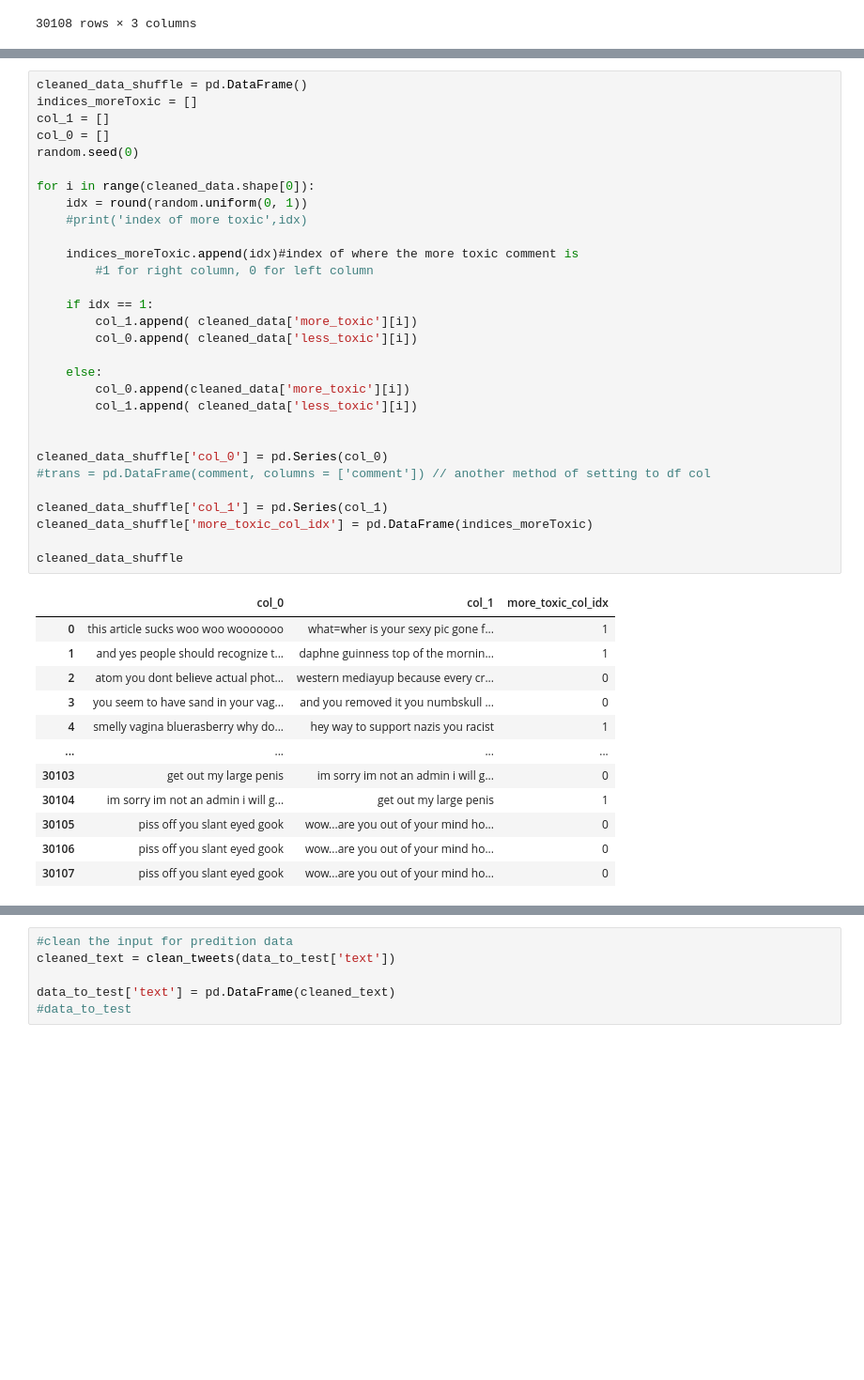
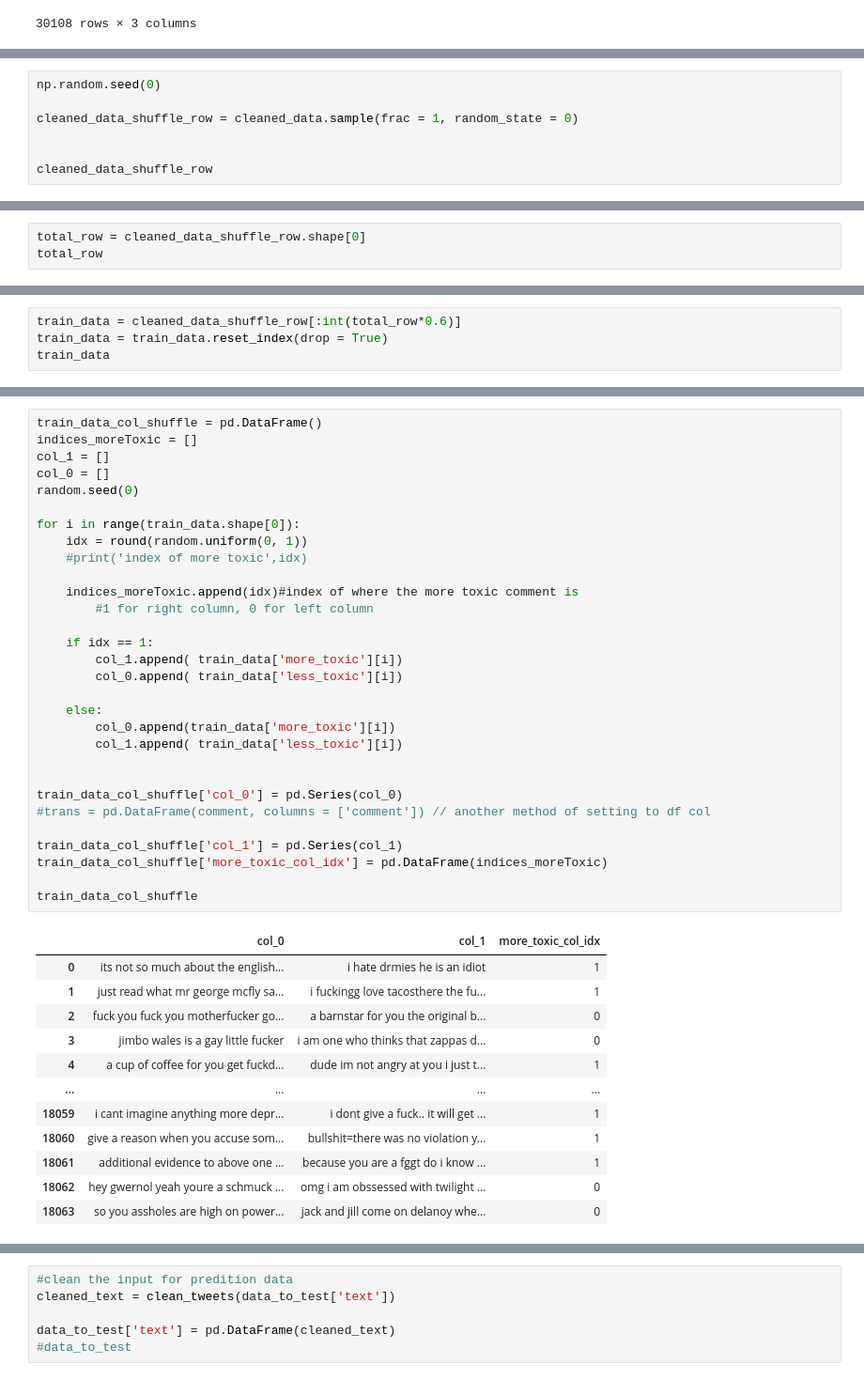
Before and after one commit to HahehaLing/Kaggle_ToxicityRater, a Jupyter notebook: bow_biranktrain.ipynb, the cells around one changed output, grey strips where cells are left out. Shown at 94% size. Drawn from its saved outputs; the diff is of its cells as text; blank space fills up the shorter version.

Commit message:
cleaned up cells. Need to run rest of cells on colab for outputs

```diff
--- a/bow_biranktrain.ipynb
+++ b/bow_biranktrain.ipynb
@@ -114,0 +109,7 @@ cleaned_data
+# %%
+np.random.seed(0)
+
+cleaned_data_shuffle_row = cleaned_data.sample(frac = 1, random_state = 0)
+
+
+cleaned_data_shuffle_row
@@ -114,0 +130,3 @@ cleaned_data
+# %%
+total_row = cleaned_data_shuffle_row.shape[0]
+total_row
@@ -114,0 +135,4 @@ cleaned_data
+# %%
+train_data = cleaned_data_shuffle_row[:int(total_row*0.6)]
+train_data = train_data.reset_index(drop = True)
+train_data
@@ -115,43 +189,43 @@ cleaned_data
 # %%
-cleaned_data_shuffle = pd.DataFrame()
+train_data_col_shuffle = pd.DataFrame()
 indices_moreToxic = []
 col_1 = []
 col_0 = []
 random.seed(0)
 
-for i in range(cleaned_data.shape[0]):
+for i in range(train_data.shape[0]):
     idx = round(random.uniform(0, 1))
     #print('index of more toxic',idx)
 
     indices_moreToxic.append(idx)#index of where the more toxic comment is
         #1 for right column, 0 for left column
 
     if idx == 1:
-        col_1.append( cleaned_data['more_toxic'][i])
-        col_0.append( cleaned_data['less_toxic'][i])
+        col_1.append( train_data['more_toxic'][i])
+        col_0.append( train_data['less_toxic'][i])
 
     else:
-        col_0.append(cleaned_data['more_toxic'][i])
-        col_1.append( cleaned_data['less_toxic'][i])
+        col_0.append(train_data['more_toxic'][i])
+        col_1.append( train_data['less_toxic'][i])
 
 
-cleaned_data_shuffle['col_0'] = pd.Series(col_0)
+train_data_col_shuffle['col_0'] = pd.Series(col_0)
 #trans = pd.DataFrame(comment, columns = ['comment']) // another method of setting to df col
 
-cleaned_data_shuffle['col_1'] = pd.Series(col_1)
-cleaned_data_shuffle['more_toxic_col_idx'] = pd.DataFrame(indices_moreToxic)
+train_data_col_shuffle['col_1'] = pd.Series(col_1)
+train_data_col_shuffle['more_toxic_col_idx'] = pd.DataFrame(indices_moreToxic)
 
-cleaned_data_shuffle
+train_data_col_shuffle
 # %% [output]
 |  | col_0 | col_1 | more_toxic_col_idx |
-| 0 | this article sucks woo woo wooooooo | what=wher is your sexy pic gone f... | 1 |
-| 1 | and yes people should recognize t... | daphne guinness top of the mornin... | 1 |
-| 2 | atom you dont believe actual phot... | western mediayup because every cr... | 0 |
-| 3 | you seem to have sand in your vag... | and you removed it you numbskull ... | 0 |
-| 4 | smelly vagina bluerasberry why do... | hey way to support nazis you racist | 1 |
+| 0 | its not so much about the english... | i hate drmies he is an idiot | 1 |
+| 1 | just read what mr george mcfly sa... | i fuckingg love tacosthere the fu... | 1 |
+| 2 | fuck you fuck you motherfucker go... | a barnstar for you the original b... | 0 |
+| 3 | jimbo wales is a gay little fucker | i am one who thinks that zappas d... | 0 |
+| 4 | a cup of coffee for you get fuckd... | dude im not angry at you i just t... | 1 |
 | ... | ... | ... | ... |
-| 30103 | get out my large penis | im sorry im not an admin i will g... | 0 |
-| 30104 | im sorry im not an admin i will g... | get out my large penis | 1 |
-| 30105 | piss off you slant eyed gook | wow...are you out of your mind ho... | 0 |
-| 30106 | piss off you slant eyed gook | wow...are you out of your mind ho... | 0 |
-| 30107 | piss off you slant eyed gook | wow...are you out of your mind ho... | 0 |
+| 18059 | i cant imagine anything more depr... | i dont give a fuck.. it will get ... | 1 |
+| 18060 | give a reason when you accuse som... | bullshit=there was no violation y... | 1 |
+| 18061 | additional evidence to above one ... | because you are a fggt do i know ... | 1 |
+| 18062 | hey gwernol yeah youre a schmuck ... | omg i am obssessed with twilight ... | 0 |
+| 18063 | so you assholes are high on power... | jack and jill come on delanoy whe... | 0 |
```
Also changed, not shown: parts of 89 cells of this notebook.
